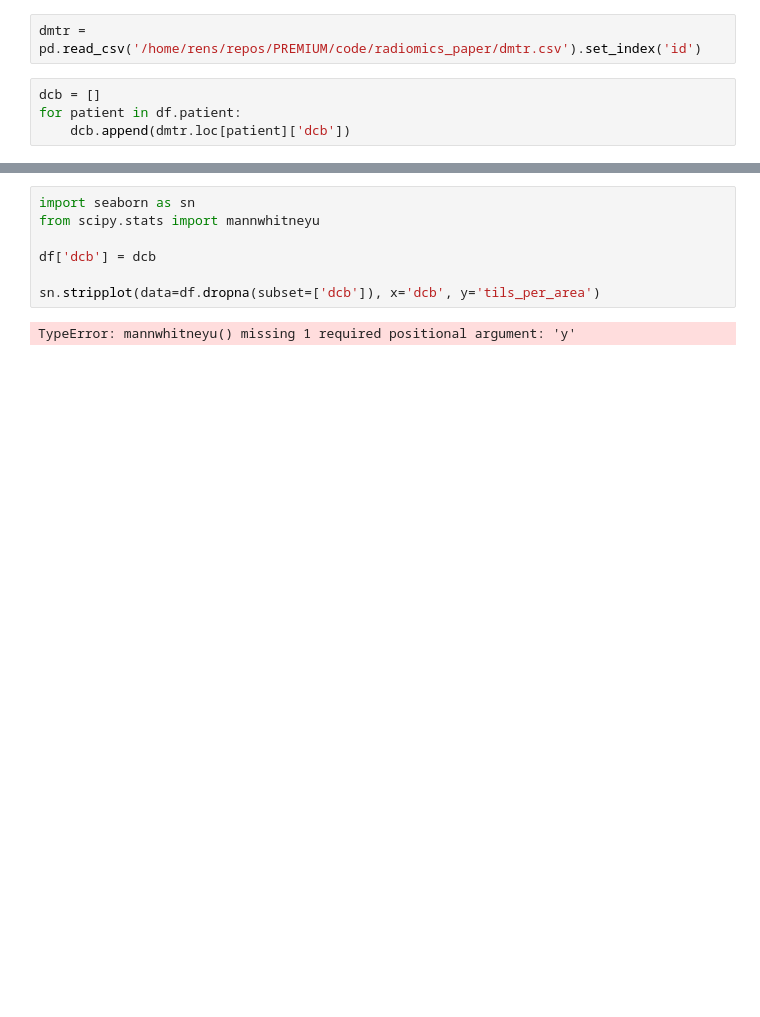
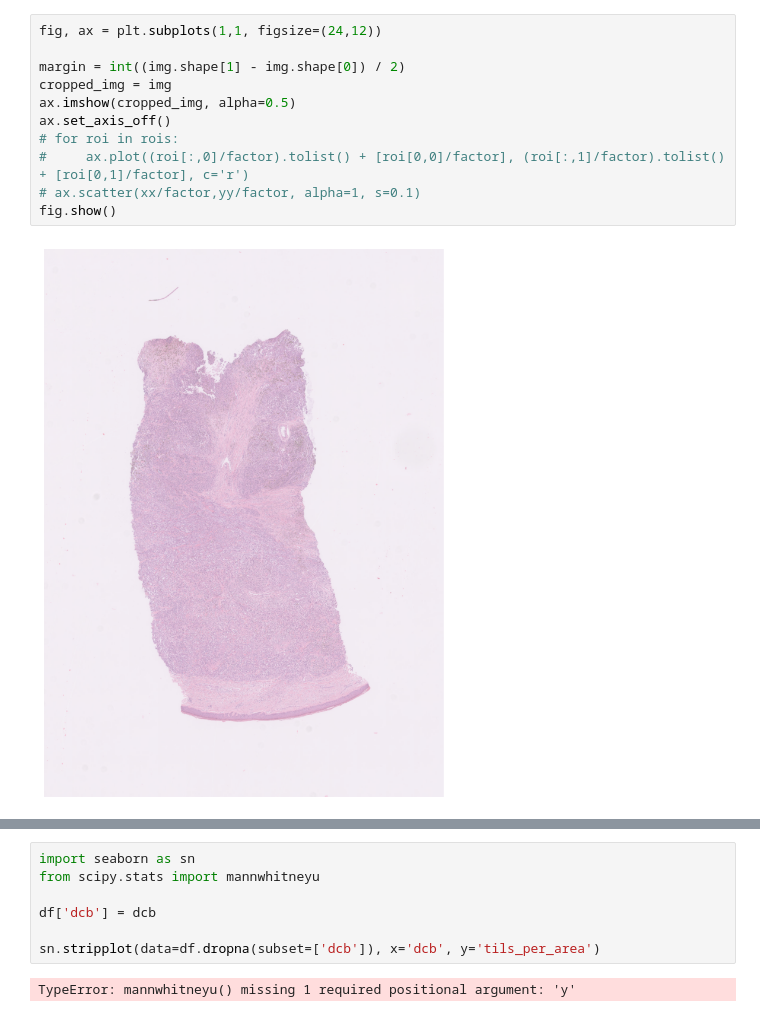
Before and after one commit to RensterMaat/premium_pathology, a Jupyter notebook: hovernet_re/07_inspect_annotations.ipynb, the cells around one changed output, grey strips where cells are left out. Cells and saved outputs as stored; diff of their text form; blank space fills up the shorter version.

```diff
--- a/hovernet_re/07_inspect_annotations.ipynb
+++ b/hovernet_re/07_inspect_annotations.ipynb
@@ -97,6 +87,13 @@ Successfully installed opencv-python-4.6.0.66
-# %%
-dmtr = pd.read_csv('/home/rens/repos/PREMIUM/code/radiomics_paper/dmtr.csv').set_index('id')
-# %%
-dcb = []
-for patient in df.patient:
-    dcb.append(dmtr.loc[patient]['dcb'])
+# %%
+fig, ax = plt.subplots(1,1, figsize=(24,12))
+
+margin = int((img.shape[1] - img.shape[0]) / 2)
+cropped_img = img
+ax.imshow(cropped_img, alpha=0.5)
+ax.set_axis_off()
+# for roi in rois:
+#     ax.plot((roi[:,0]/factor).tolist() + [roi[0,0]/factor], (roi[:,1]/factor).tolist() + [roi[0,1]/factor], c='r')
+# ax.scatter(xx/factor,yy/factor, alpha=1, s=0.1)
+fig.show()
+# %% [output]
+[figure, added]
```
Also changed, not shown: parts of 12 cells of this notebook, 13 other files.
